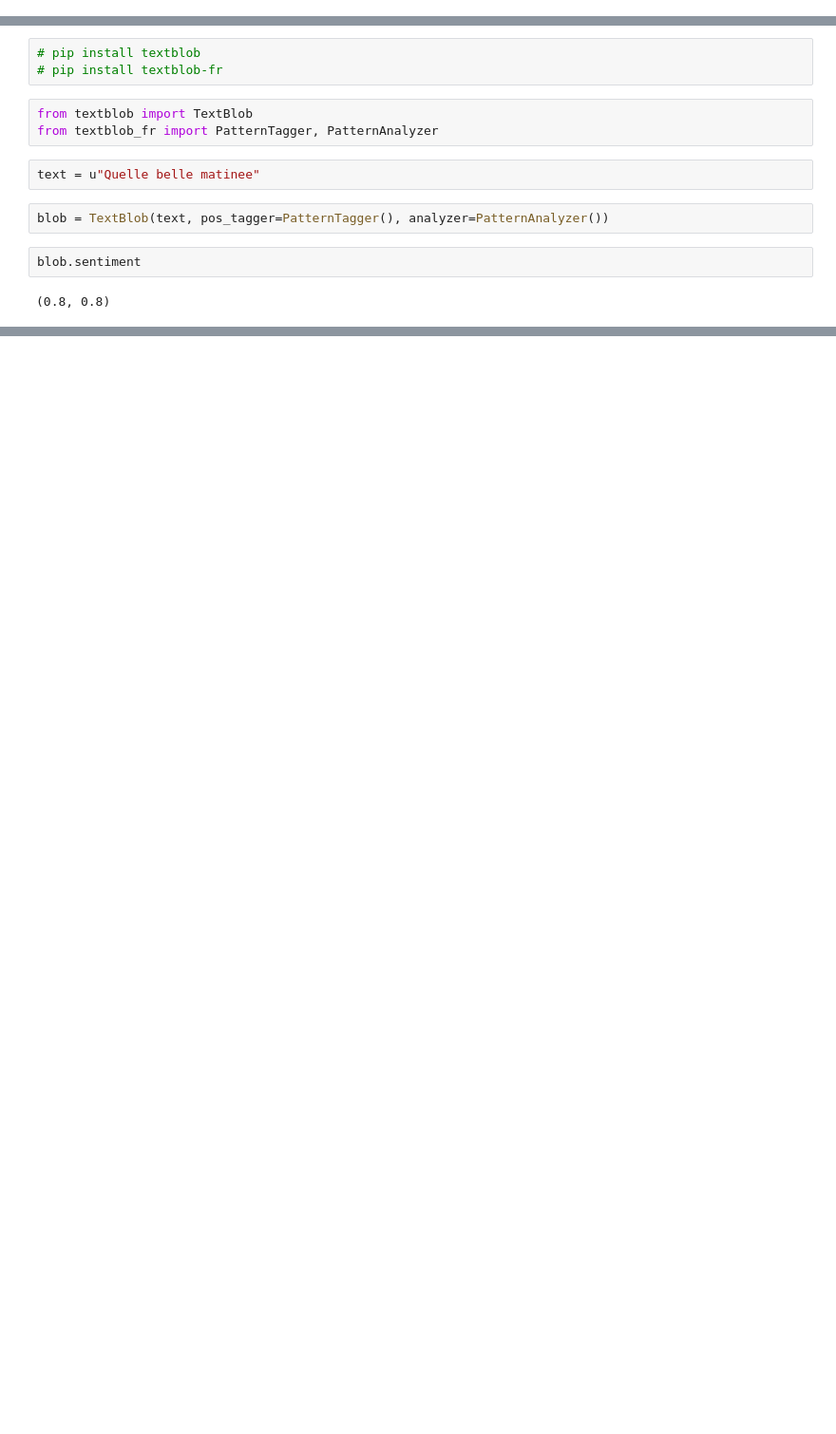
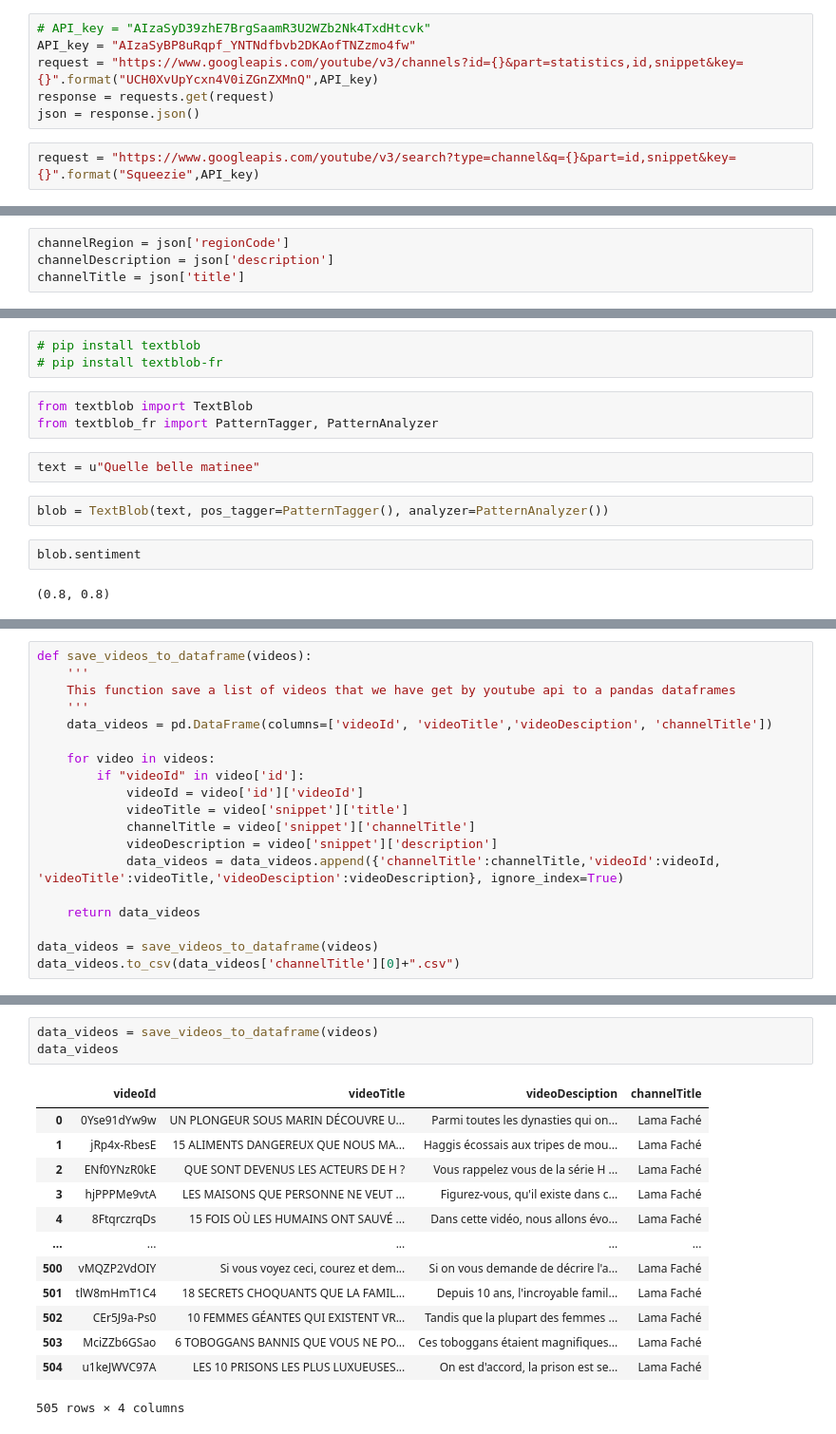
Before and after one commit to yanggautier/Etat_Channel_Youtube, a Jupyter notebook: Etat_lieu_Youtube/Etat_lieu.ipynb, the cells around one changed output, grey strips where cells are left out. Shown at 95% size. Drawn from its saved outputs; the diff is of its cells as text; blank space fills up the shorter version.

```diff
--- a/Etat_lieu_Youtube/Etat_lieu.ipynb
+++ b/Etat_lieu_Youtube/Etat_lieu.ipynb
@@ -63,0 +66,8 @@ liste_videos = get_channel_video_list("https://www.youtube.com/c/aMOODIEsqueezie
+# %%
+# API_key = "AIzaSyD39zhE7BrgSaamR3U2WZb2Nk4TxdHtcvk"
+API_key = "AIzaSyBP8uRqpf_YNTNdfbvb2DKAofTNZzmo4fw"
+request = "https://www.googleapis.com/youtube/v3/channels?id={}&part=statistics,id,snippet&key={}".format("UCH0XvUpYcxn4V0iZGnZXMnQ",API_key)
+response = requests.get(request)
+json = response.json()
+# %%
+request = "https://www.googleapis.com/youtube/v3/search?type=channel&q={}&part=id,snippet&key={}".format("Squeezie",API_key)
@@ -63,0 +101,4 @@ liste_videos = get_channel_video_list("https://www.youtube.com/c/aMOODIEsqueezie
+# %%
+channelRegion = json['regionCode']
+channelDescription = json['description']
+channelTitle = json['title']
@@ -175,0 +399,19 @@ True
+# %%
+def save_videos_to_dataframe(videos):
+    '''
+    This function save a list of videos that we have get by youtube api to a pandas dataframes
+    '''
+    data_videos = pd.DataFrame(columns=['videoId', 'videoTitle','videoDesciption', 'channelTitle'])
+
+    for video in videos:
+        if "videoId" in video['id']:
+            videoId = video['id']['videoId']
+            videoTitle = video['snippet']['title']
+            channelTitle = video['snippet']['channelTitle']
+            videoDescription = video['snippet']['description']
+            data_videos = data_videos.append({'channelTitle':channelTitle,'videoId':videoId, 'videoTitle':videoTitle,'videoDesciption':videoDescription}, ignore_index=True)
+
+    return data_videos
+
+data_videos = save_videos_to_dataframe(videos)
+data_videos.to_csv(data_videos['channelTitle'][0]+".csv")
@@ -175,0 +438,17 @@ True
+# %%
+data_videos = save_videos_to_dataframe(videos)
+data_videos
+# %% [output]
+|  | videoId | videoTitle | videoDesciption | channelTitle |
+| 0 | 0Yse91dYw9w | UN PLONGEUR SOUS MARIN DÉCOUVRE U... | Parmi toutes les dynasties qui on... | Lama Faché |
+| 1 | jRp4x-RbesE | 15 ALIMENTS DANGEREUX QUE NOUS MA... | Haggis écossais aux tripes de mou... | Lama Faché |
+| 2 | ENf0YNzR0kE | QUE SONT DEVENUS LES ACTEURS DE H ? | Vous rappelez vous de la série H ... | Lama Faché |
+| 3 | hjPPPMe9vtA | LES MAISONS QUE PERSONNE NE VEUT ... | Figurez-vous, qu'il existe dans c... | Lama Faché |
+| 4 | 8FtqrczrqDs | 15 FOIS OÙ LES HUMAINS ONT SAUVÉ ... | Dans cette vidéo, nous allons évo... | Lama Faché |
+| ... | ... | ... | ... | ... |
+| 500 | vMQZP2VdOIY | Si vous voyez ceci, courez et dem... | Si on vous demande de décrire l'a... | Lama Faché |
+| 501 | tlW8mHmT1C4 | 18 SECRETS CHOQUANTS QUE LA FAMIL... | Depuis 10 ans, l'incroyable famil... | Lama Faché |
+| 502 | CEr5J9a-Ps0 | 10 FEMMES GÉANTES QUI EXISTENT VR... | Tandis que la plupart des femmes ... | Lama Faché |
+| 503 | MciZZb6GSao | 6 TOBOGGANS BANNIS QUE VOUS NE PO... | Ces toboggans étaient magnifiques... | Lama Faché |
+| 504 | u1keJWVC97A | LES 10 PRISONS LES PLUS LUXUEUSES... | On est d'accord, la prison est se... | Lama Faché |
+505 rows × 4 columns
```
Also changed, not shown: parts of 56 cells of this notebook, 19 other files.
